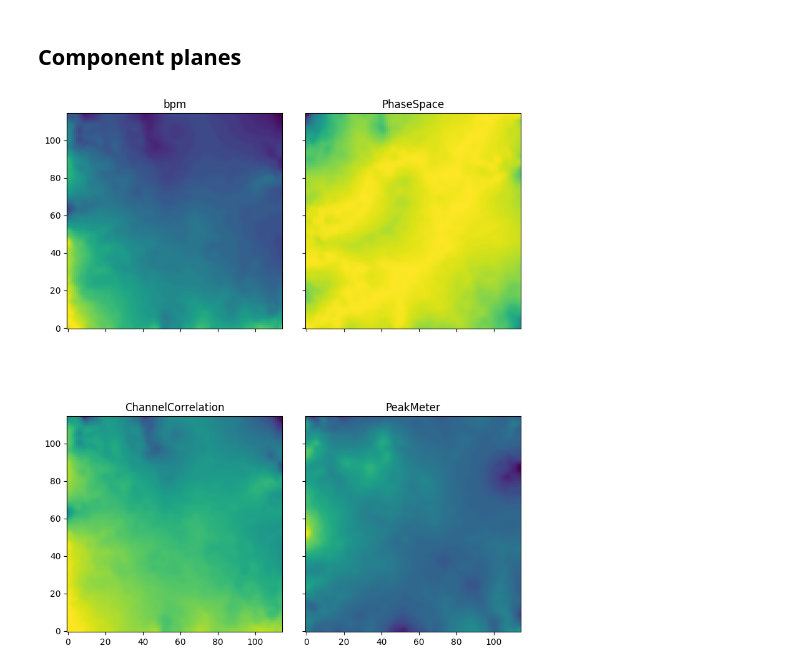
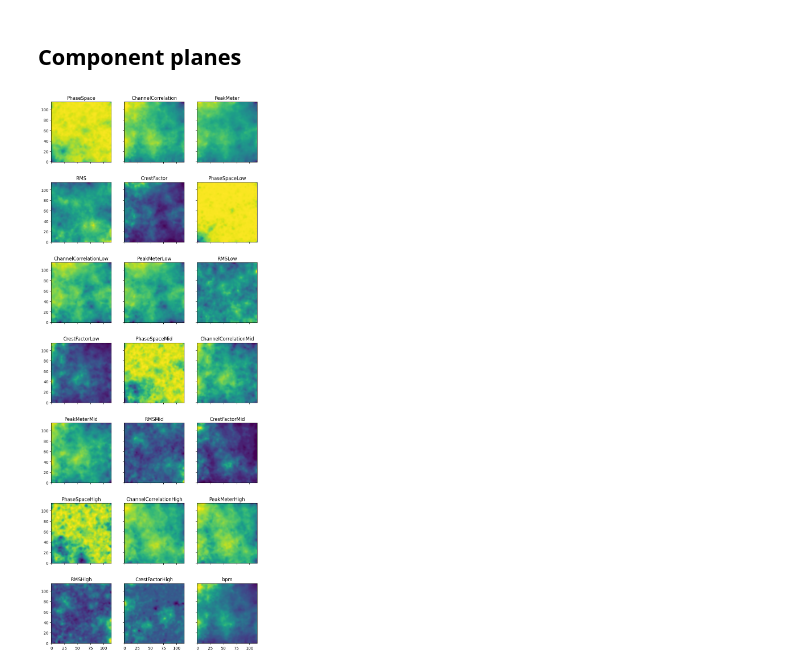
Before and after one commit to ifsm/early-techno, a Jupyter notebook: som.ipynb, the cells around one changed output. Drawn from its saved outputs; the diff is of its cells as text; code cells hidden in the pictures.

```diff
--- a/som.ipynb
+++ b/som.ipynb
@@ -41,15 +41,14 @@ features = {1: 'PhaseSpace',
             21: 'bpm'}
 
 # selection of preferred features
-nfeatures = {0: 21,
-             1: 1,
-             2: 2,
-             3: 3#,
-             #4: 3#,
-             #5: 5
+nfeatures = {0: 1,
+             1: 2,
+             2: 3,
+             3: 4,
+             4:5, 5:6, 6:7, 7:8, 8:9, 9:10, 10:11, 11:12, 12:13, 13:14, 14:15, 15:16, 16:17, 17:18, 18:19, 19:20, 20:21
             }
 # shall we take each feratures' 'mean', 'median', standard deviation ('std'), skewness ('skew'), or kurtosis ('kurt')?
-what=['median','median','median','median','median', 'median']
+what=['median','median','median','median','median','median','median','median','median','median','median','median','median','median','median','median','median','median','median','median','median','median','median']
 numfeatures = len(nfeatures)
 
 #.csv Files of extracted features, see Example Notebook 'TimbreTrack_Extract_Features'
@@ -106,11 +103,11 @@ train_X = scaler.transform(train_X)
 Store normalization in File
 # %%
 import pickle
-#sompath = r'C:\python\models\all-21med-1-med-2med-3med.sav'
-#scalerpath = r'C:\python\models\all-21med-1-med-2med-3med.pkl'
+sompath = r'C:\python\models\2025-02-22all-21med.sav'
+scalerpath = r'C:\python\models\2025-02-22all-21med.pkl'
 # to save the scaler in a file:
-#with open(scalerpath,'wb') as f:
-#    pickle.dump(scaler, f)
+with open(scalerpath,'wb') as f:
+    pickle.dump(scaler, f)
 #pickle.dump(som, open(sompath, 'wb'))
 #som = pickle.load(open(sompath, 'rb'))
 #scaler = pickle.load(open(scalerpath,'rb'))
@@ -131,7 +130,10 @@ pickle.dump(som, open(sompath, 'wb'))
 # %% [markdown]
 load model and scaler:
 # %%
-sompath = r'C:\python\models\all-21med-1-med-2med-3med.sav'
-scalerpath = r'C:\python\models\all-21med-1-med-2med-3med.pkl'
+#sompath = r'C:\python\models\all-21med-1-med-2med-3med.sav'
+#scalerpath = r'C:\python\models\all-21med-1-med-2med-3med.pkl'
+sompath = r'2025-02-22all-21med.sav'
+#scalerpath = r'C:\python\models\all-21med-1-med-2med-3med.pkl'
+
 som = pickle.load(open(sompath, 'rb'))
-scaler = pickle.load(open(scalerpath,'rb'))
+#scaler = pickle.load(open(scalerpath,'rb'))
@@ -210,11 +216,11 @@ fig.write_html(r'C:\python\maps\genresUSvsgerr-21med-1-med-2med-3med-smalldots8v
 ## Component planes
 # %%
 #Plot component plate, each subplot is a feature selected above
-fig, (axs) = plt.subplots(2, 2, figsize=(8, 10), sharex=True, sharey=True)
+fig, (axs) = plt.subplots(7, 3, figsize=(8, 20), sharex=True, sharey=True)
 fig.tight_layout()
 for i, (fn, ax) in enumerate(zip(nfeatures, axs.flatten())):
     ax.set_title(features[nfeatures[fn]])
     ax.imshow(som.weights[:, i].reshape(som.shape), origin='lower', aspect='equal')
 # %% [output]
-[figure, old version]
+[figure, new version]
 # %%
```
Also changed, not shown: parts of 7 cells of this notebook, 6 other files.
